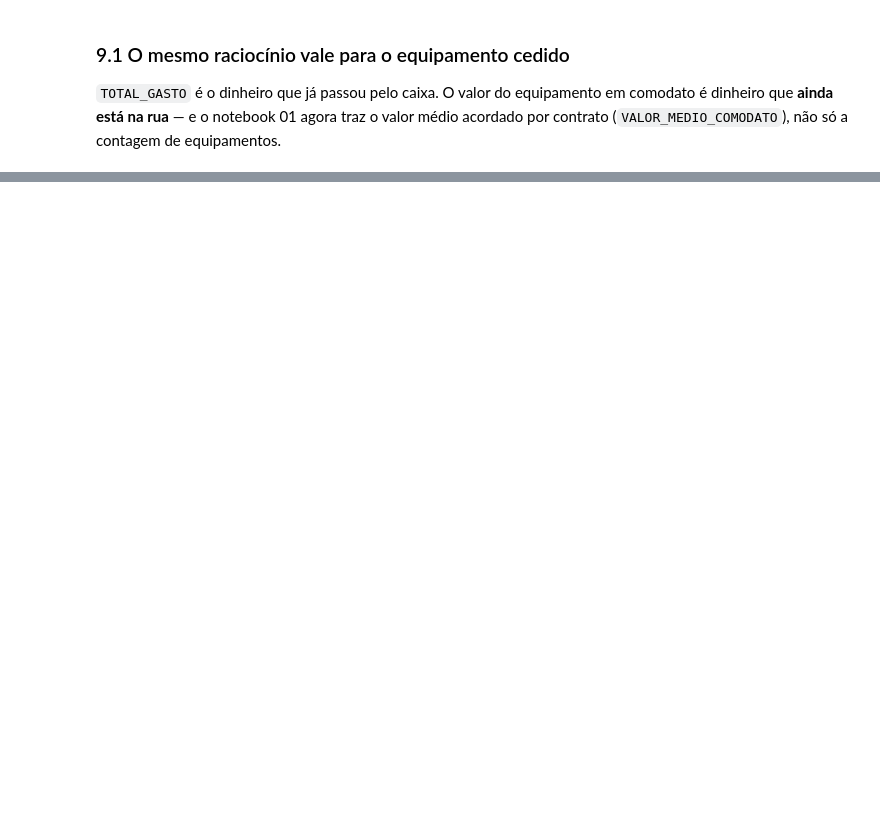
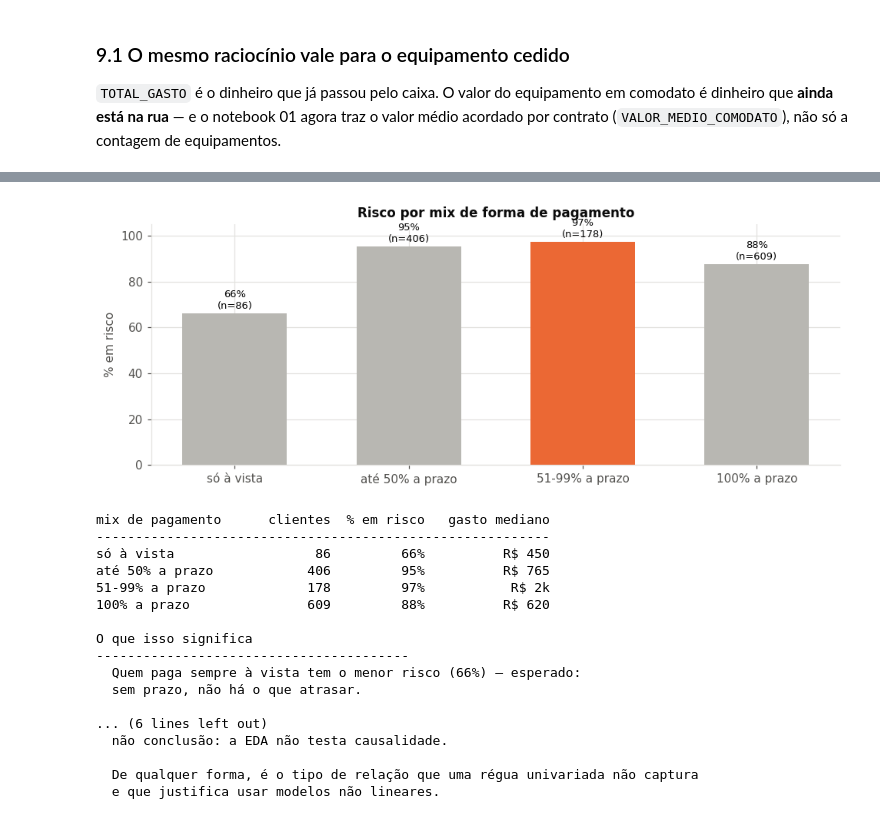
Before and after one commit to Brunofsaraujo/CDN_ProjetoIntegrador6, a Jupyter notebook: Desenvolvimento/notebooks/Chopp_Risco_03_EDA_v1.0.ipynb, the cells around one changed output, grey strips where cells are left out. Cells and saved outputs as stored; diff of their text form; code cells hidden in the pictures; blank space fills up the shorter version.

```diff
--- a/Desenvolvimento/notebooks/Chopp_Risco_03_EDA_v1.0.ipynb
+++ b/Desenvolvimento/notebooks/Chopp_Risco_03_EDA_v1.0.ipynb
@@ -718,0 +1087,72 @@ leitura("O que isso significa", [
+# %%
+core = dados[dados["CORE_BUSINESS"] == 1].copy()
+core["EM_RISCO"] = ((core["TAXA_ATRASO_PAGAMENTO"] > LIMITE_RISCO)
+                    | (core["TAXA_ATRASO_COMODATO"] > LIMITE_RISCO)).astype(int)
+
+FAIXAS_PRAZO = [-0.01, 0.001, 0.5, 0.99, 1.0]
+ROTULOS_PRAZO = ["só à vista", "até 50% a prazo", "51-99% a prazo", "100% a prazo"]
+core["MIX"] = pd.cut(core["PCT_COMPRAS_A_PRAZO"], FAIXAS_PRAZO, labels=ROTULOS_PRAZO)
+
+mix = (core.groupby("MIX", observed=True)
+       .agg(clientes=("EM_RISCO", "size"), risco=("EM_RISCO", "mean"),
+            gasto=("TOTAL_GASTO", "median"))
+       .reset_index())
+
+fig, ax = plt.subplots(figsize=(9, 3.6))
+barras = ax.bar(mix["MIX"].astype(str), mix["risco"] * 100,
+                color=[COR_NEUTRA if r < mix["risco"].max() else COR_COMODATO
+                       for r in mix["risco"]], width=0.6)
+ax.set_ylabel("% em risco")
+ax.set_ylim(0, 105)
+ax.set_title("Risco por mix de forma de pagamento", fontsize=11, fontweight="bold")
+for barra, (_, linha) in zip(barras, mix.iterrows()):
+    ax.text(barra.get_x() + barra.get_width() / 2, linha["risco"] * 100 + 2,
+            f"{linha['risco'] * 100:.0f}%\n(n={int(linha['clientes']):,})",
+            ha="center", fontsize=8.5)
+plt.tight_layout()
+plt.show()
+
+print(f"{'mix de pagamento':<20}{'clientes':>10}{'% em risco':>12}{'gasto mediano':>16}")
+print("-" * 58)
+for _, linha in mix.iterrows():
+    print(f"{str(linha['MIX']):<20}{int(linha['clientes']):>10,}"
+          f"{linha['risco'] * 100:>11.0f}%{moeda(linha['gasto']):>16}")
+
+so_vista = mix[mix["MIX"] == "só à vista"]["risco"].iloc[0] * 100
+alterna = mix[mix["MIX"] == "51-99% a prazo"]["risco"].iloc[0] * 100
+todo_prazo = mix[mix["MIX"] == "100% a prazo"]["risco"].iloc[0] * 100
+
+leitura("O que isso significa", [
+    f"Quem paga sempre à vista tem o menor risco ({so_vista:.0f}%) — esperado:",
+    "sem prazo, não há o que atrasar.",
+    "",
+    f"Mas quem ALTERNA ({alterna:.0f}%) tem risco maior que quem sempre",
+    f"compra a prazo ({todo_prazo:.0f}%). A relação não é monotônica, e é",
+    "contraintuitiva: mais prazo não significa mais risco.",
+    "",
+    "Uma leitura possível é que alternar sinaliza aperto de caixa pontual —",
+    "o cliente pede prazo quando não consegue pagar à vista. Isso é hipótese,",
+    "não conclusão: a EDA não testa causalidade.",
+    "",
+    "De qualquer forma, é o tipo de relação que uma régua univariada não captura",
+    "e que justifica usar modelos não lineares.",
+])
+# %% [output]
+[figure, added]
+mix de pagamento      clientes  % em risco   gasto mediano
+----------------------------------------------------------
+só à vista                  86         66%          R$ 450
+até 50% a prazo            406         95%          R$ 765
+51-99% a prazo             178         97%           R$ 2k
+100% a prazo               609         88%          R$ 620
+
+O que isso significa
+----------------------------------------
+  Quem paga sempre à vista tem o menor risco (66%) — esperado:
+  sem prazo, não há o que atrasar.
+
+... (6 lines left out)
+  não conclusão: a EDA não testa causalidade.
+
+  De qualquer forma, é o tipo de relação que uma régua univariada não captura
+  e que justifica usar modelos não lineares.
```
Also changed, not shown: parts of 25 cells of this notebook, 10 other files.
